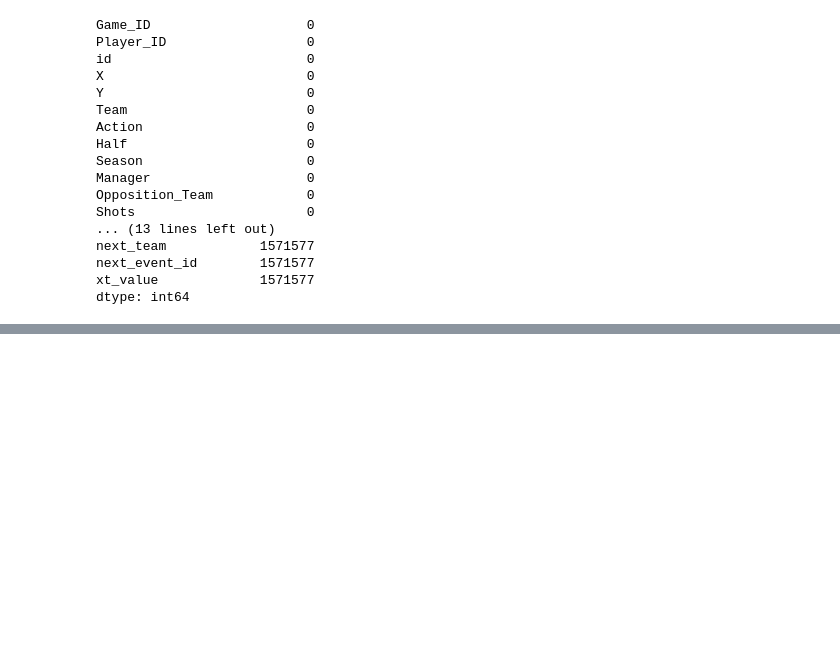
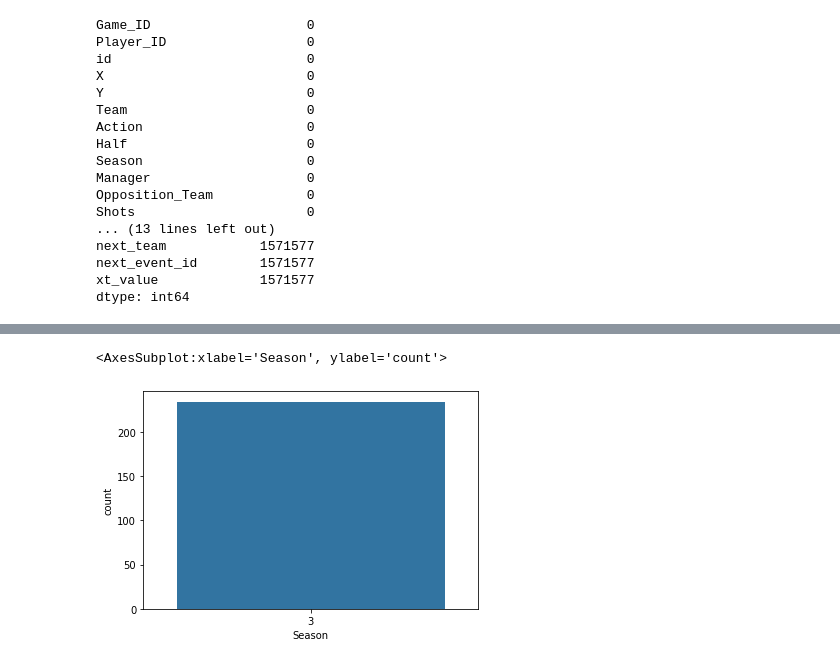
Before and after one commit to The-DigitalAcademy/Precious_Laduma_Score_Predictions, a Jupyter notebook: Laduma_Score_Predictions.ipynb, the cells around one changed output, grey strips where cells are left out. Saved outputs shown, nothing was run; the diff lists cells and outputs as text; code cells hidden in the pictures; blank space fills up the shorter version.

```diff
--- a/Laduma_Score_Predictions.ipynb
+++ b/Laduma_Score_Predictions.ipynb
@@ -176,0 +162,5 @@ merged_df = pd.merge(Train, Train_game, on='Game_ID')s
+# %%
+sns.countplot(Test["Season"])
+# %% [output]
+<AxesSubplot:xlabel='Season', ylabel='count'>
+[figure, added]
```
Also changed, not shown: parts of 20 cells of this notebook.
